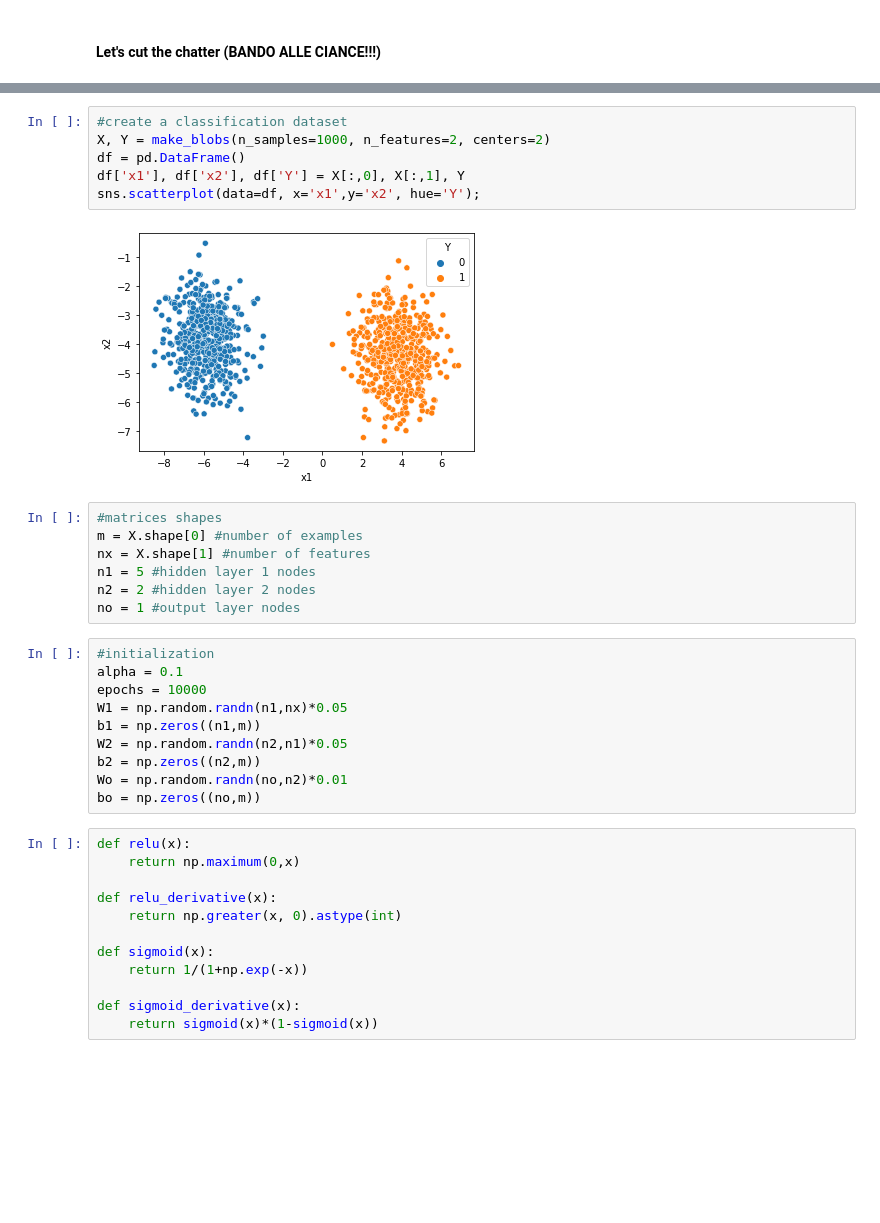
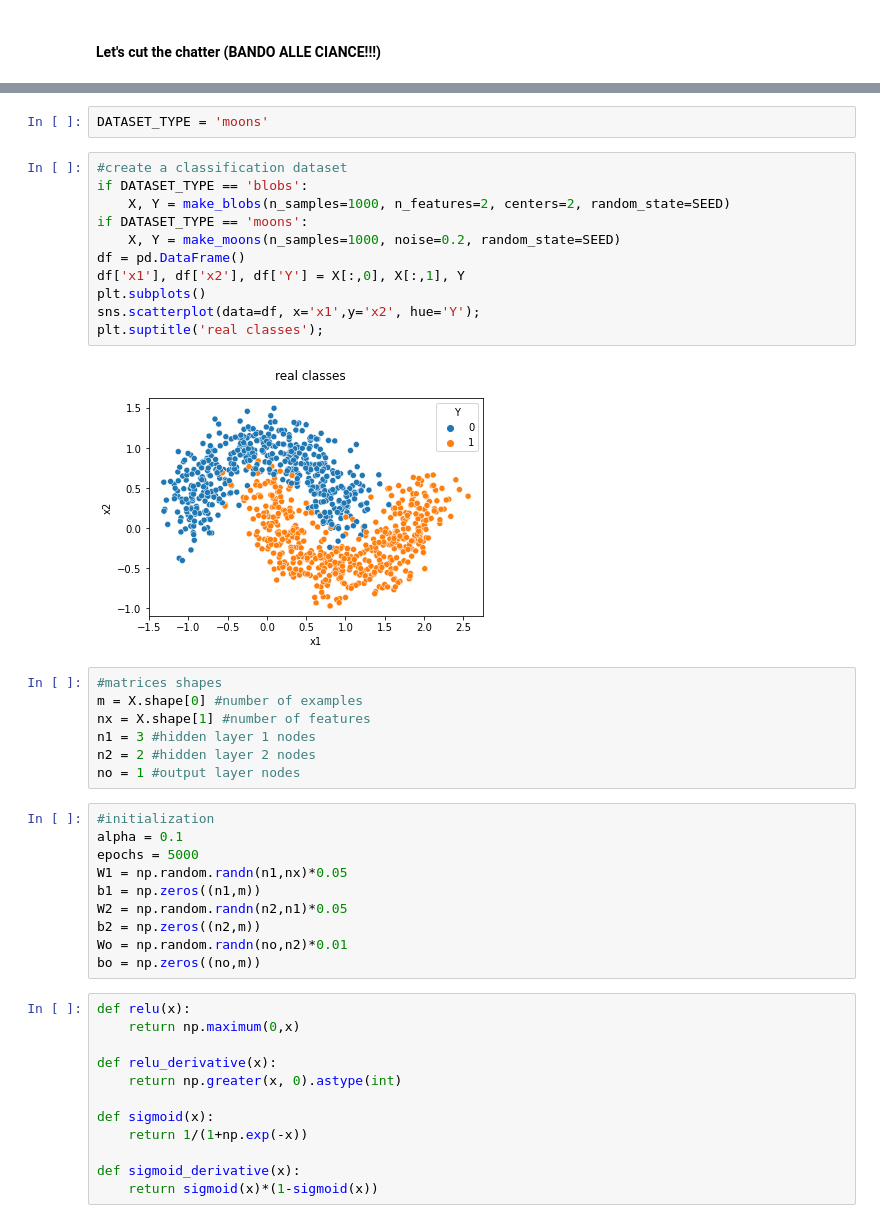
Before and after one commit to PierD86/numpy-neural-network, a Jupyter notebook: ANN.ipynb, the cells around one changed output, grey strips where cells are left out. Saved outputs shown, nothing was run; the diff lists cells and outputs as text; blank space fills up the shorter version.

Commit message:
add moons dataset

```diff
--- a/ANN.ipynb
+++ b/ANN.ipynb
@@ -136,22 +144,29 @@ np.random.seed(1926)
+# %%
+DATASET_TYPE = 'moons'
 # %%
 #create a classification dataset
-X, Y = make_blobs(n_samples=1000, n_features=2, centers=2)
+if DATASET_TYPE == 'blobs':
+    X, Y = make_blobs(n_samples=1000, n_features=2, centers=2, random_state=SEED)
+if DATASET_TYPE == 'moons':
+    X, Y = make_moons(n_samples=1000, noise=0.2, random_state=SEED)
 df = pd.DataFrame()
 df['x1'], df['x2'], df['Y'] = X[:,0], X[:,1], Y
+plt.subplots()
 sns.scatterplot(data=df, x='x1',y='x2', hue='Y');
+plt.suptitle('real classes');
 # %% [output]
-[figure, old version]
+[figure, new version]
 # %%
 #matrices shapes
 m = X.shape[0] #number of examples
 nx = X.shape[1] #number of features
-n1 = 5 #hidden layer 1 nodes
+n1 = 3 #hidden layer 1 nodes
 n2 = 2 #hidden layer 2 nodes
 no = 1 #output layer nodes
 # %%
 #initialization
 alpha = 0.1
-epochs = 10000
+epochs = 5000
 W1 = np.random.randn(n1,nx)*0.05
 b1 = np.zeros((n1,m))
 W2 = np.random.randn(n2,n1)*0.05
```
Also changed, not shown: parts of 6 cells of this notebook, 1 other file.
